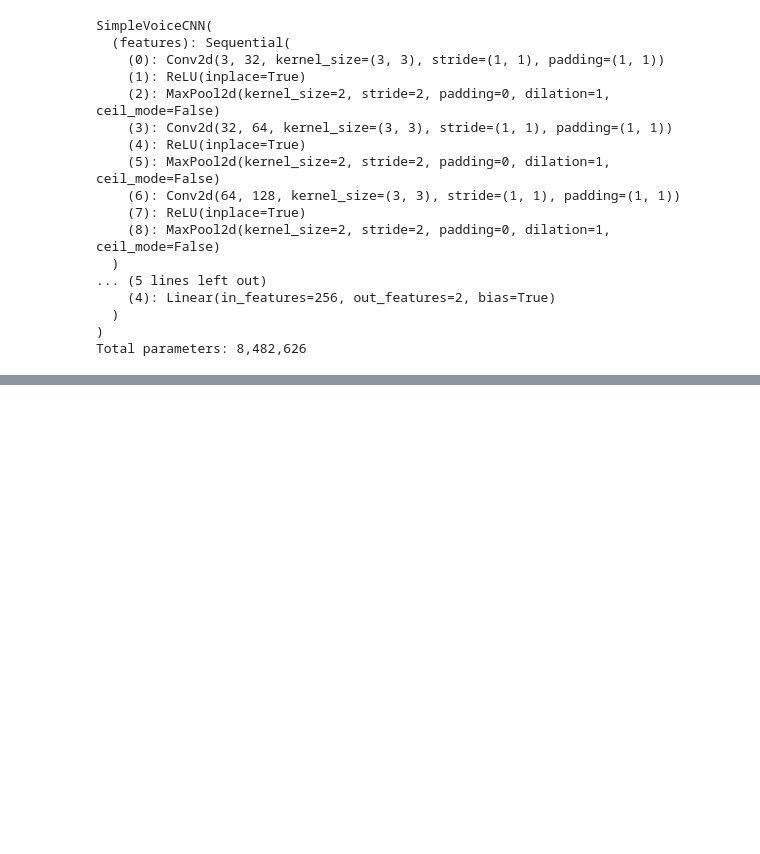
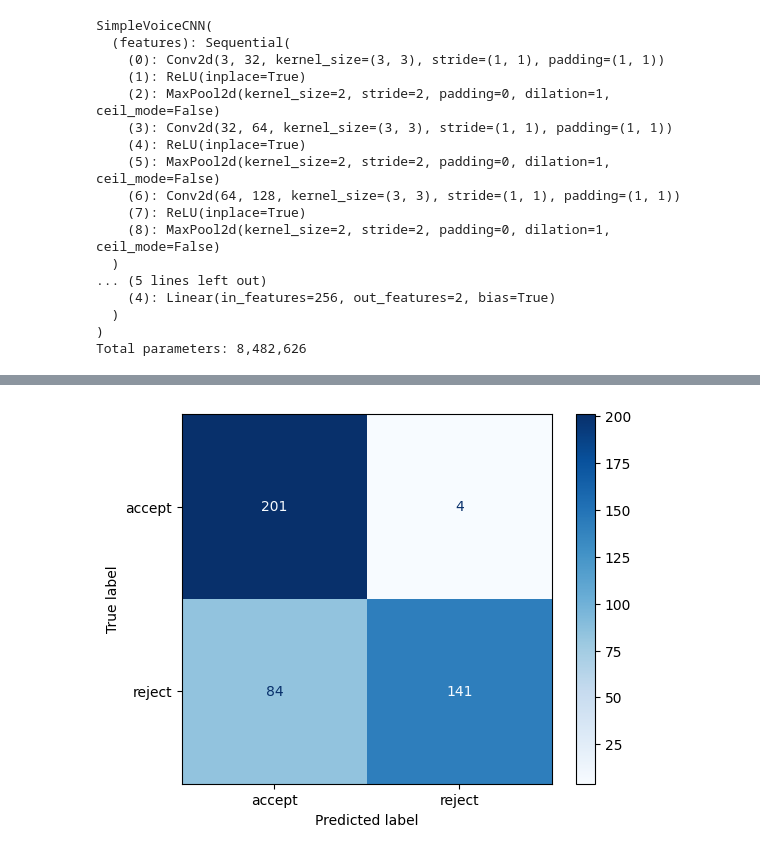
Before and after one commit to Valentine-456/VoiceRecognition, a Jupyter notebook: notebooks/simple_voice_cnn.ipynb, the cells around one changed output, grey strips where cells are left out. Saved outputs shown, nothing was run; the diff lists cells and outputs as text; code cells hidden in the pictures; blank space fills up the shorter version.

```diff
--- a/notebooks/simple_voice_cnn.ipynb
+++ b/notebooks/simple_voice_cnn.ipynb
@@ -242,0 +472,19 @@ plt.show()
+# %%
+model.eval()
+
+correct = 0
+total = 0
+
+with torch.no_grad():
+    for inputs, targets in val_loader:
+        inputs = inputs.to(device)
+        targets = targets.to(device)
+
+        outputs = model(inputs)
+        preds = outputs.argmax(dim=1)
+
+        correct += (preds == targets).sum().item()
+        total += targets.size(0)
+
+val_acc = correct / total
+print("Val accuracy:", val_acc)
@@ -277,0 +517,21 @@ model.eval()
+# %%
+from sklearn.metrics import confusion_matrix, ConfusionMatrixDisplay
+
+model.eval()
+all_preds = []
+all_targets = []
+
+with torch.no_grad():
+    for inputs, targets in test_loader:
+        inputs = inputs.to(device)
+        outputs = model(inputs)
+        preds = outputs.argmax(dim=1).cpu()
+        all_preds.extend(preds.tolist())
+        all_targets.extend(targets.tolist())
+
+cm = confusion_matrix(all_targets, all_preds)
+disp = ConfusionMatrixDisplay(confusion_matrix=cm, display_labels=LABELS)
+disp.plot(cmap=plt.cm.Blues)
+plt.show()
+# %% [output]
+[figure, added]
```
Also changed, not shown: parts of 22 cells of this notebook.
